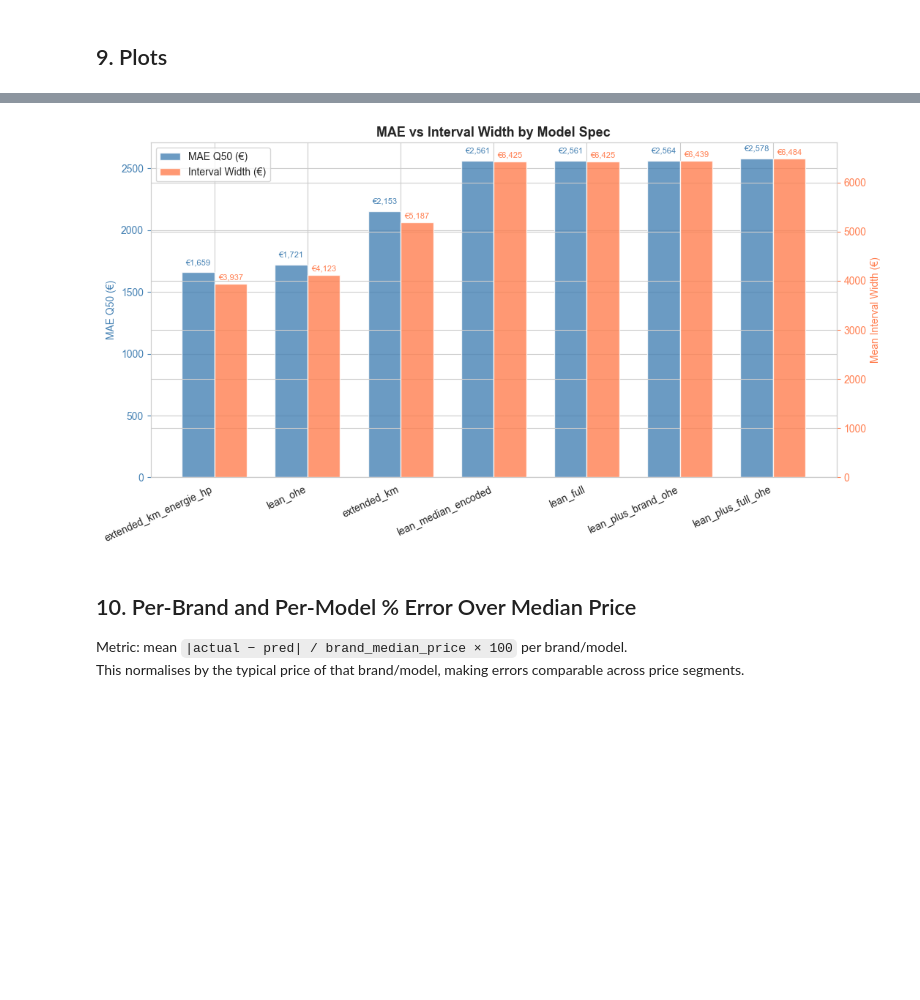
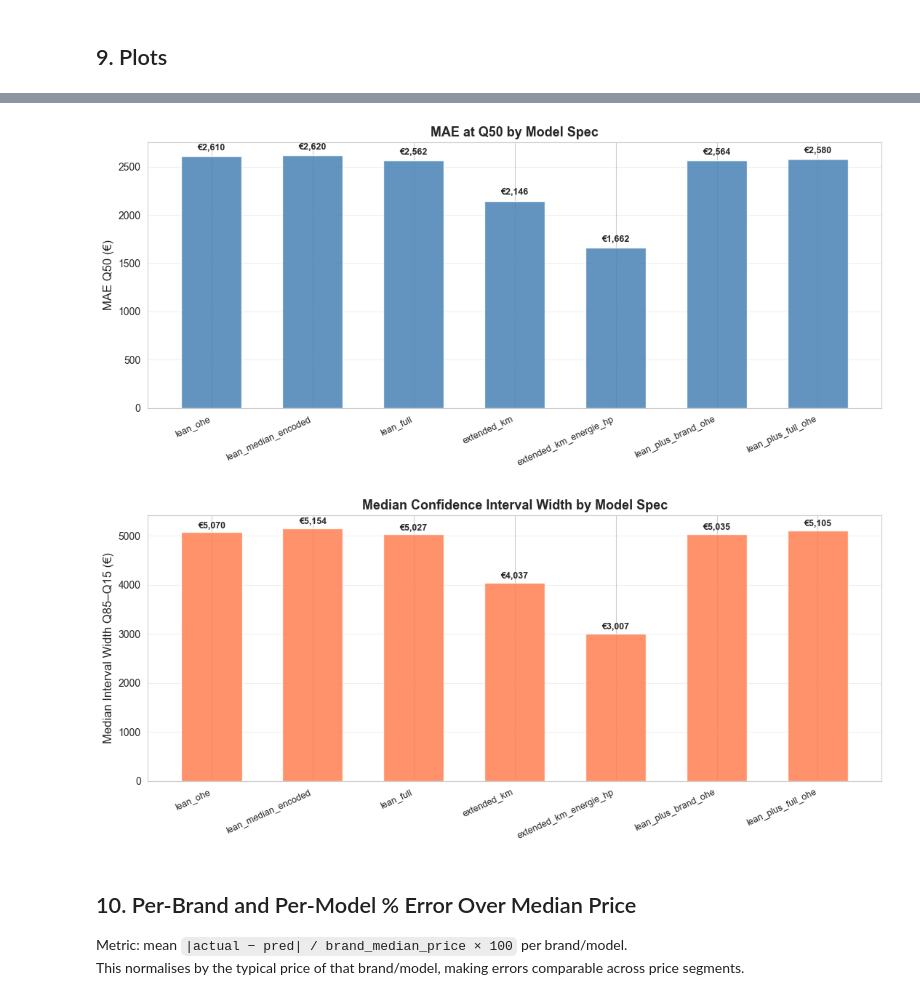
Before and after one commit to brunothefirst/car_price_prediction, a Jupyter notebook: notebooks/09_mlflow_experiment_tracking.ipynb, the cells around one changed output, grey strips where cells are left out. Drawn from its saved outputs; the diff is of its cells as text; code cells hidden in the pictures; blank space fills up the shorter version.

Commit message:
update graphs + vin decoder

```diff
--- a/notebooks/09_mlflow_experiment_tracking.ipynb
+++ b/notebooks/09_mlflow_experiment_tracking.ipynb
@@ -789,28 +867,43 @@ plt.show()
 # %%
-fig, ax1 = plt.subplots(figsize=(11, 6))
-ax2 = ax1.twinx()
-x = np.arange(len(summary_df))
-w = 0.35
-b1 = ax1.bar(x - w/2, summary_df["MAE_q50_eur"], w, label="MAE Q50 (€)", color="steelblue", alpha=0.8)
-b2 = ax2.bar(x + w/2, summary_df["mean_interval_width_eur"], w, label="Interval Width (€)", color="coral", alpha=0.8)
-ax1.set_xticks(x); ax1.set_xticklabels(summary_df["spec"], rotation=25, ha="right")
-ax1.set_ylabel("MAE Q50 (€)", color="steelblue"); ax2.set_ylabel("Mean Interval Width (€)", color="coral")
-ax1.tick_params(axis="y", colors="steelblue"); ax2.tick_params(axis="y", colors="coral")
-for b in b1:
-    ax1.text(b.get_x()+b.get_width()/2, b.get_height()+50, f"€{b.get_height():,.0f}",
-             ha="center", va="bottom", fontsize=8, color="steelblue")
-for b in b2:
-    ax2.text(b.get_x()+b.get_width()/2, b.get_height()+50, f"€{b.get_height():,.0f}",
-             ha="center", va="bottom", fontsize=8, color="coral")
-ax1.set_title("MAE vs Interval Width by Model Spec", fontsize=13, fontweight="bold")
-lines1, labs1 = ax1.get_legend_handles_labels()
-lines2, labs2 = ax2.get_legend_handles_labels()
-ax1.legend(lines1+lines2, labs1+labs2, loc="upper left")
+# Sort summary_df by the canonical spec order from the documentation table
+summary_ordered = summary_df.set_index("spec").loc[
+    [s for s in SPEC_ORDER if s in summary_df["spec"].values]
+].reset_index()
+
+x = np.arange(len(summary_ordered))
+
+# ── Chart 1: MAE Q50 ────────────────────────────────────────────────────────
+fig, ax = plt.subplots(figsize=(11, 5))
+bars = ax.bar(x, summary_ordered["MAE_q50_eur"], color="steelblue", alpha=0.85, width=0.6)
+for b in bars:
+    ax.text(b.get_x() + b.get_width() / 2, b.get_height() + 40,
+            f"€{b.get_height():,.0f}", ha="center", va="bottom", fontsize=9, fontweight="bold")
+ax.set_xticks(x)
+ax.set_xticklabels(summary_ordered["spec"], rotation=25, ha="right", fontsize=9)
+ax.set_ylabel("MAE Q50 (€)", fontsize=12)
+ax.set_title("MAE at Q50 by Model Spec", fontsize=13, fontweight="bold")
+ax.grid(axis="y", alpha=0.3)
 plt.tight_layout()
-plt.savefig(ARTIFACTS_DIR / "mae_vs_interval_width_bar.png", dpi=120, bbox_inches="tight")
+plt.savefig(ARTIFACTS_DIR / "mae_by_spec_bar.png", dpi=120, bbox_inches="tight")
 plt.show()
+
+# ── Chart 2: Median Interval Width ──────────────────────────────────────────
+fig, ax = plt.subplots(figsize=(11, 5))
+bars = ax.bar(x, summary_ordered["median_interval_width_eur"], color="coral", alpha=0.85, width=0.6)
+for b in bars:
+    ax.text(b.get_x() + b.get_width() / 2, b.get_height() + 40,
+            f"€{b.get_height():,.0f}", ha="center", va="bottom", fontsize=9, fontweight="bold")
+ax.set_xticks(x)
+ax.set_xticklabels(summary_ordered["spec"], rotation=25, ha="right", fontsize=9)
+ax.set_ylabel("Median Interval Width Q85–Q15 (€)", fontsize=12)
+ax.set_title("Median Confidence Interval Width by Model Spec", fontsize=13, fontweight="bold")
+ax.grid(axis="y", alpha=0.3)
+plt.tight_layout()
+plt.savefig(ARTIFACTS_DIR / "median_interval_width_by_spec_bar.png", dpi=120, bbox_inches="tight")
+plt.show()
 # %% [output]
-[figure, old version]
+[figure, new version]
+[figure, added]
 # %% [markdown]
 ## 10. Per-Brand and Per-Model % Error Over Median Price
 
```
Also changed, not shown: parts of 16 cells of this notebook, 1 other file.
